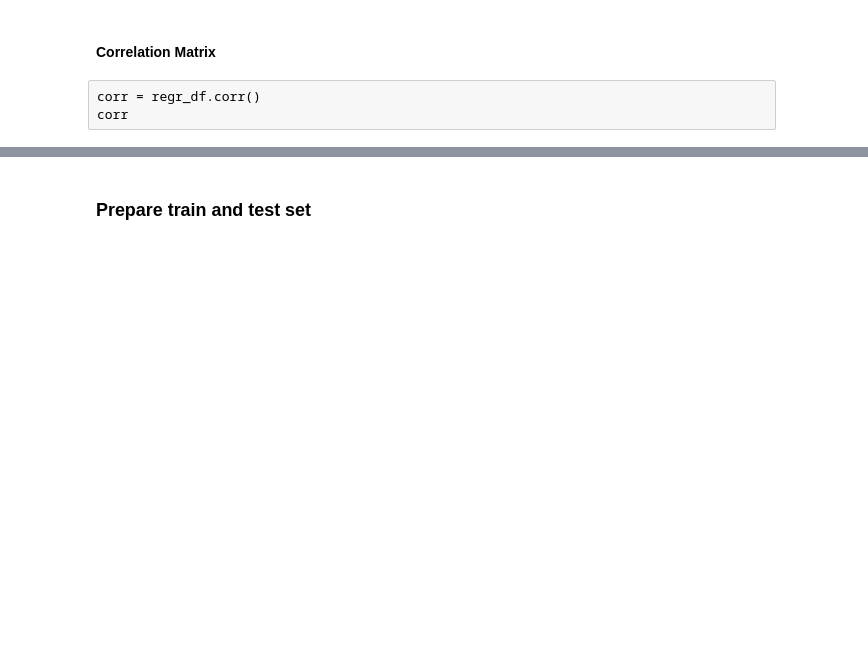
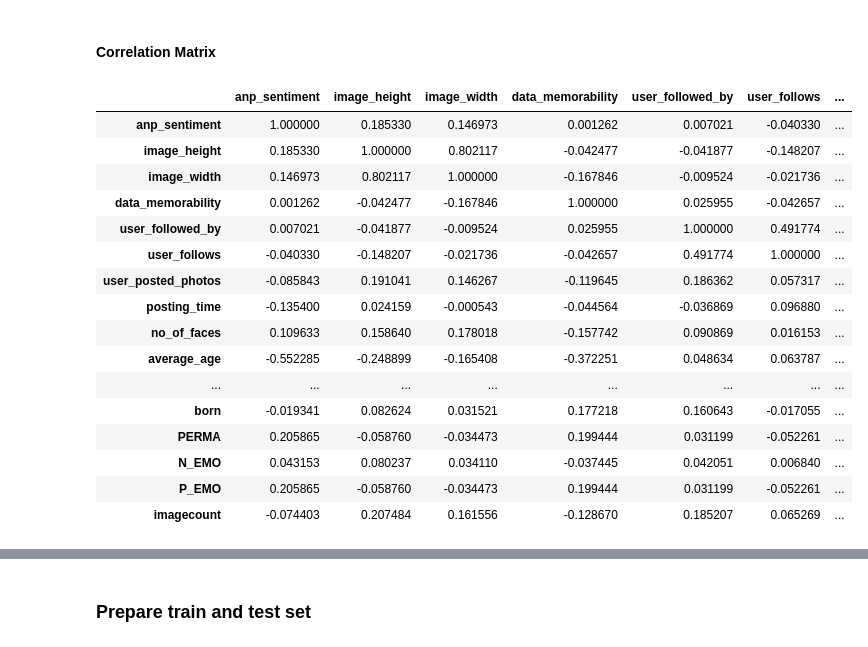
Before and after one commit to twvdb/assignment3-fundamentals-data-science, a Jupyter notebook: assignment3.ipynb, the cells around one changed output, grey strips where cells are left out. Drawn from its saved outputs; the diff is of its cells as text; code cells hidden in the pictures; blank space fills up the shorter version.

```diff
--- a/assignment3.ipynb
+++ b/assignment3.ipynb
@@ -380,8 +431,26 @@ array([[<matplotlib.axes._subplots.AxesSubplot object at 0x...>,
 # %% [markdown]
 #### Correlation Matrix
-# %% [raw]
-corr = regr_df.corr()
-corr
+# %%
+corr = regr_df.corr()
+corr
+# %% [output]
+|  | anp_sentiment | image_height | image_width | data_memorability | user_followed_by | user_follows | ... |
+| anp_sentiment | 1.000000 | 0.185330 | 0.146973 | 0.001262 | 0.007021 | -0.040330 | ... |
+| image_height | 0.185330 | 1.000000 | 0.802117 | -0.042477 | -0.041877 | -0.148207 | ... |
+| image_width | 0.146973 | 0.802117 | 1.000000 | -0.167846 | -0.009524 | -0.021736 | ... |
+| data_memorability | 0.001262 | -0.042477 | -0.167846 | 1.000000 | 0.025955 | -0.042657 | ... |
+| user_followed_by | 0.007021 | -0.041877 | -0.009524 | 0.025955 | 1.000000 | 0.491774 | ... |
+| user_follows | -0.040330 | -0.148207 | -0.021736 | -0.042657 | 0.491774 | 1.000000 | ... |
+| user_posted_photos | -0.085843 | 0.191041 | 0.146267 | -0.119645 | 0.186362 | 0.057317 | ... |
+| posting_time | -0.135400 | 0.024159 | -0.000543 | -0.044564 | -0.036869 | 0.096880 | ... |
+| no_of_faces | 0.109633 | 0.158640 | 0.178018 | -0.157742 | 0.090869 | 0.016153 | ... |
+| average_age | -0.552285 | -0.248899 | -0.165408 | -0.372251 | 0.048634 | 0.063787 | ... |
+| ... | ... | ... | ... | ... | ... | ... | ... |
+| born | -0.019341 | 0.082624 | 0.031521 | 0.177218 | 0.160643 | -0.017055 | ... |
+| PERMA | 0.205865 | -0.058760 | -0.034473 | 0.199444 | 0.031199 | -0.052261 | ... |
+| N_EMO | 0.043153 | 0.080237 | 0.034110 | -0.037445 | 0.042051 | 0.006840 | ... |
+| P_EMO | 0.205865 | -0.058760 | -0.034473 | 0.199444 | 0.031199 | -0.052261 | ... |
+| imagecount | -0.074403 | 0.207484 | 0.161556 | -0.128670 | 0.185207 | 0.065269 | ... |
 # %%
 # Plot Correlation Matrix using Matplotlib
 %pylab inline
```
Also changed, not shown: parts of 31 cells of this notebook.
